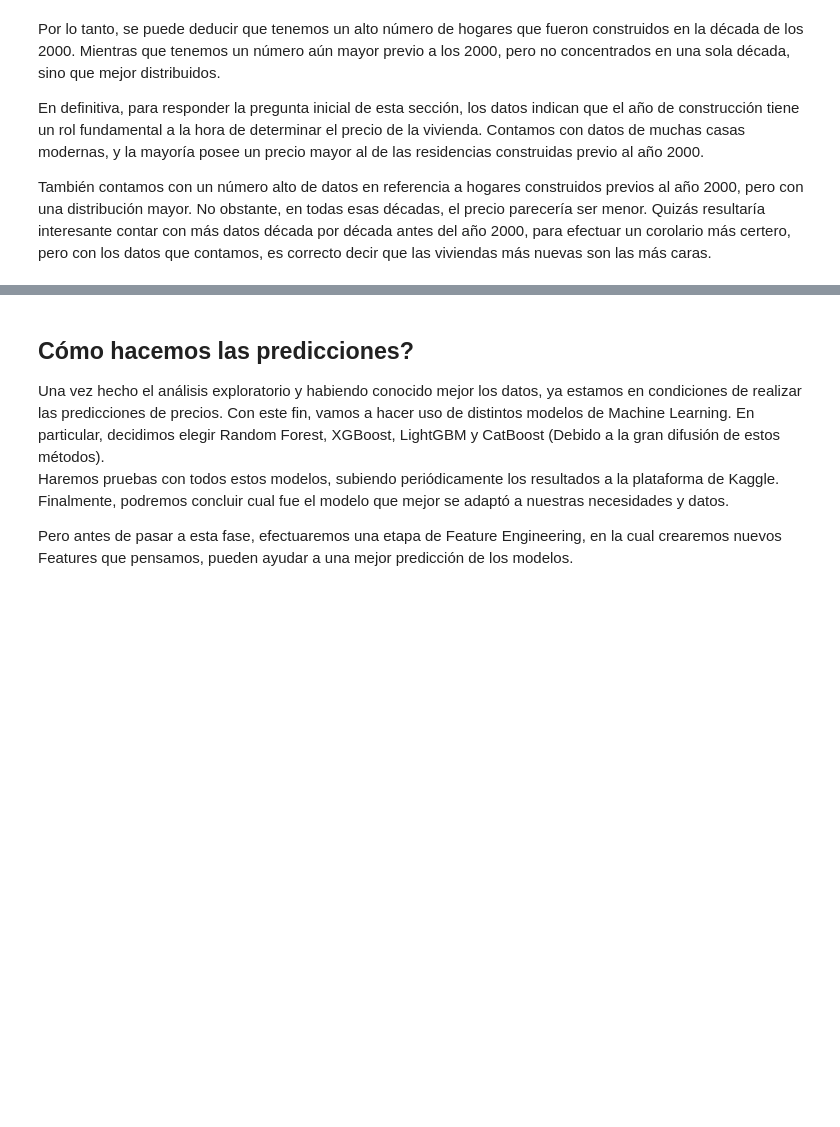
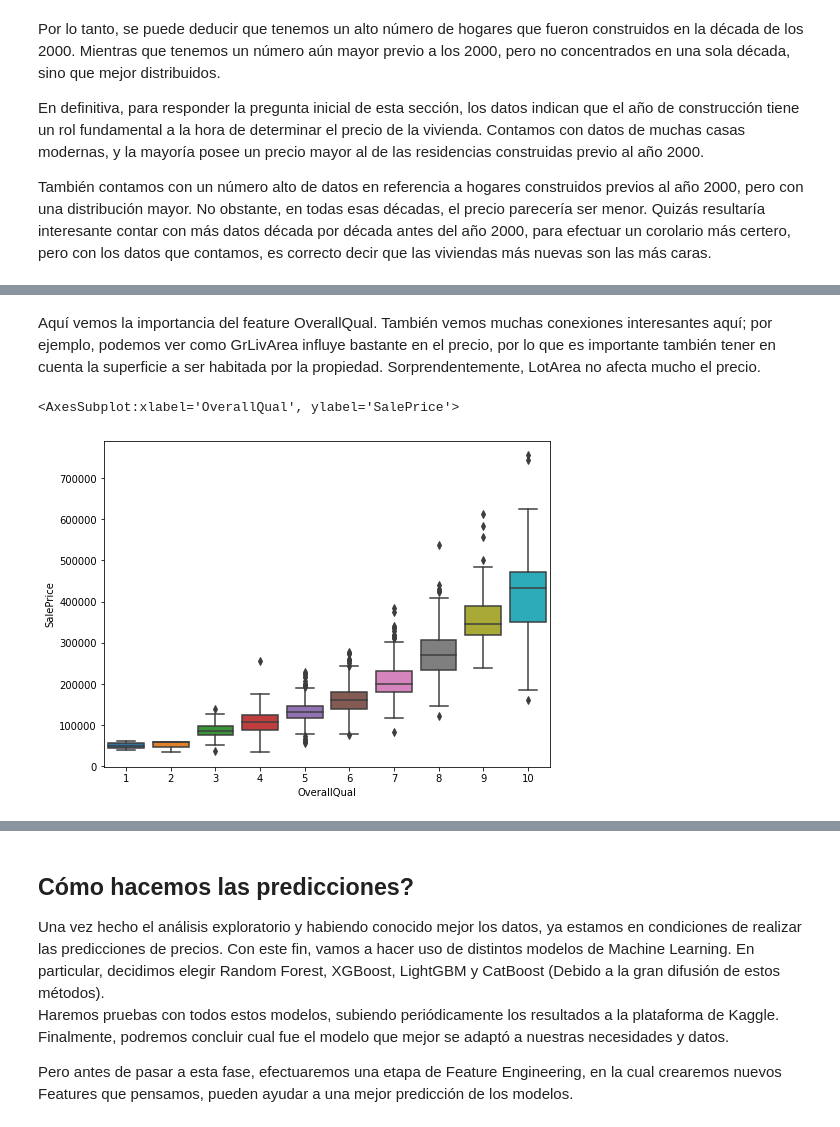
Before and after one commit to fedepenic/Tecnologias-Emergentes-Machine-Learning, a Jupyter notebook: TrabajoPracticoTecnologiasEmergentes.ipynb, the cells around one changed output, grey strips where cells are left out. Drawn from its saved outputs; the diff is of its cells as text; code cells hidden in the pictures; blank space fills up the shorter version.

```diff
--- a/TrabajoPracticoTecnologiasEmergentes.ipynb
+++ b/TrabajoPracticoTecnologiasEmergentes.ipynb
@@ -449,0 +499,10 @@ TO DO ...
+# %% [markdown]
+Aquí vemos la importancia del feature OverallQual. También vemos muchas conexiones interesantes aquí; por ejemplo, podemos
+ver como GrLivArea influye bastante en el precio, por lo que es importante también tener en cuenta la superficie a ser habitada por la propiedad. Sorprendentemente, LotArea no afecta mucho el precio.
+# %%
+train_filtrado = pd.concat([train_data['SalePrice'],train_data['OverallQual']], axis=1)
+plt.figure(figsize=(8,6))
+sns.boxplot(x='OverallQual', y='SalePrice', data=train_filtrado)
+# %% [output]
+<AxesSubplot:xlabel='OverallQual', ylabel='SalePrice'>
+[figure, added]
```
Also changed, not shown: parts of 15 cells of this notebook, 1 other file.
